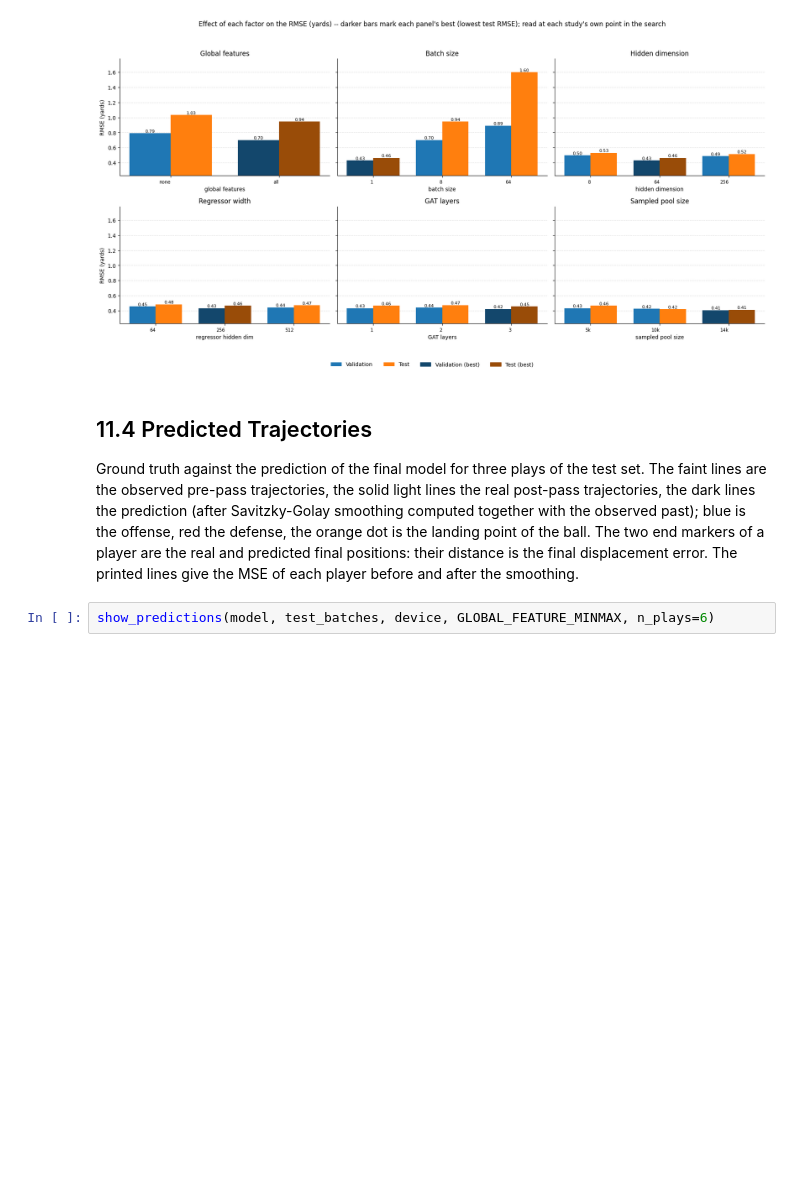
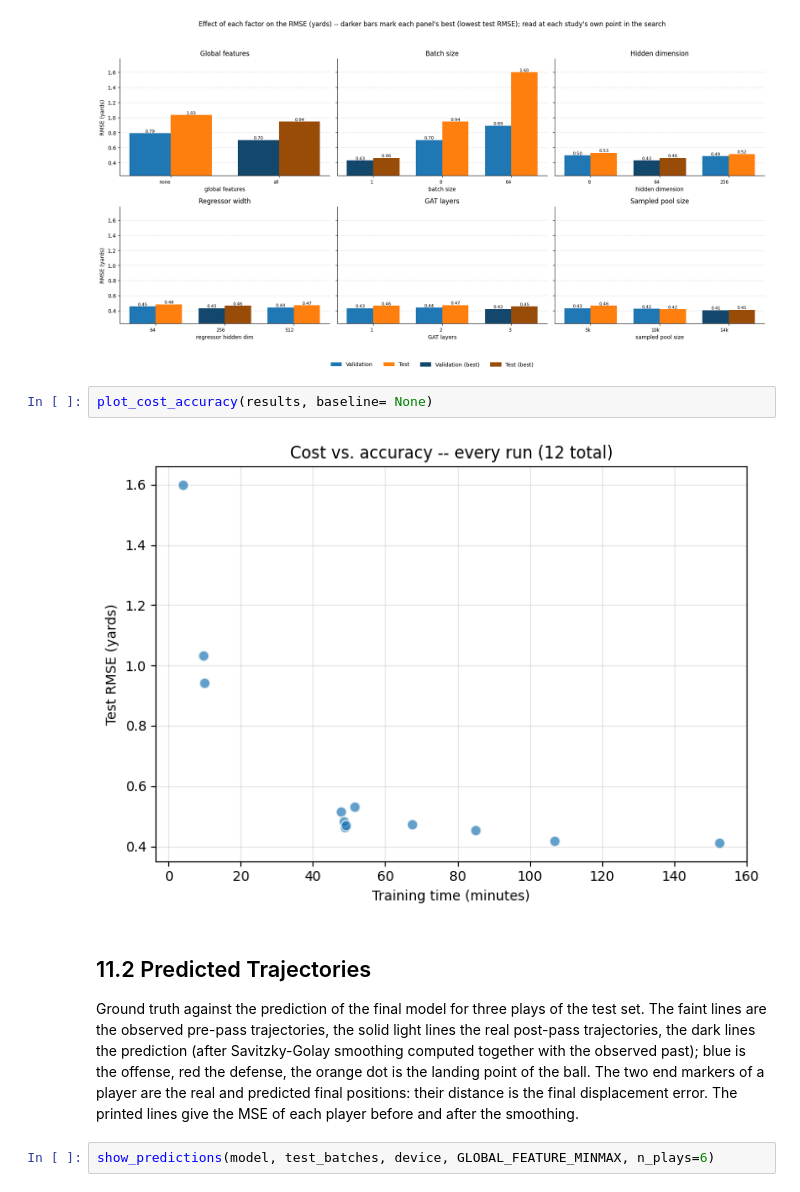
Before and after one commit to GioPonzu/NFL-BDB-26, a Jupyter notebook: nfl_2026_bdb_script_final_complete.ipynb, the cells around one changed output. Cells and saved outputs as stored; diff of their text form; blank space fills up the shorter version.

```diff
--- a/nfl_2026_bdb_script_final_complete.ipynb
+++ b/nfl_2026_bdb_script_final_complete.ipynb
@@ -1207,8 +1281,12 @@ for axis in STUDIES:
 plot_ablations(results, baseline=None)
 # %% [output]
 [figure]
+# %%
+plot_cost_accuracy(results, baseline= None)
+# %% [output]
+[figure, added]
 # %% [markdown]
-## 11.4 Predicted Trajectories
+## 11.2 Predicted Trajectories
 
 Ground truth against the prediction of the final model for three plays of the test set. The faint lines are the observed pre-pass trajectories, the solid light lines the real post-pass trajectories, the dark lines the prediction (after Savitzky-Golay smoothing computed together with the observed past); blue is the offense, red the defense, the orange dot is the landing point of the ball. The two end markers of a player are the real and predicted final positions: their distance is the final displacement error. The printed lines give the MSE of each player before and after the smoothing.
 # %%
```
Also changed, not shown: parts of 25 cells of this notebook.
